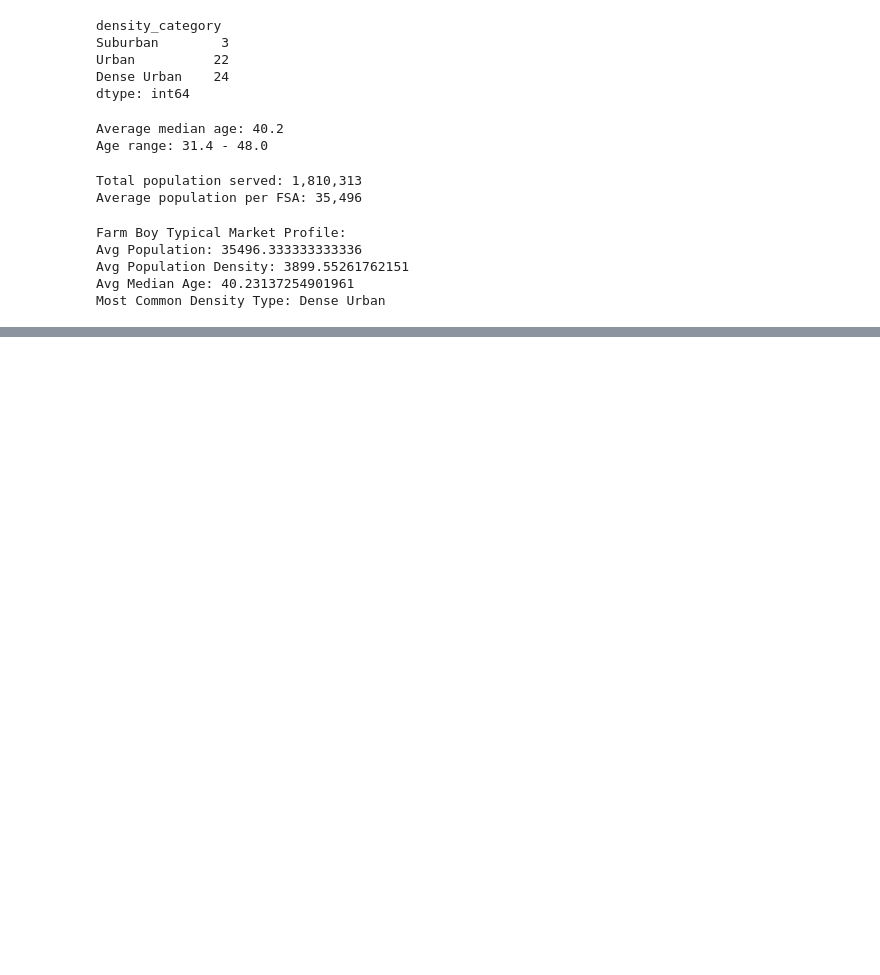
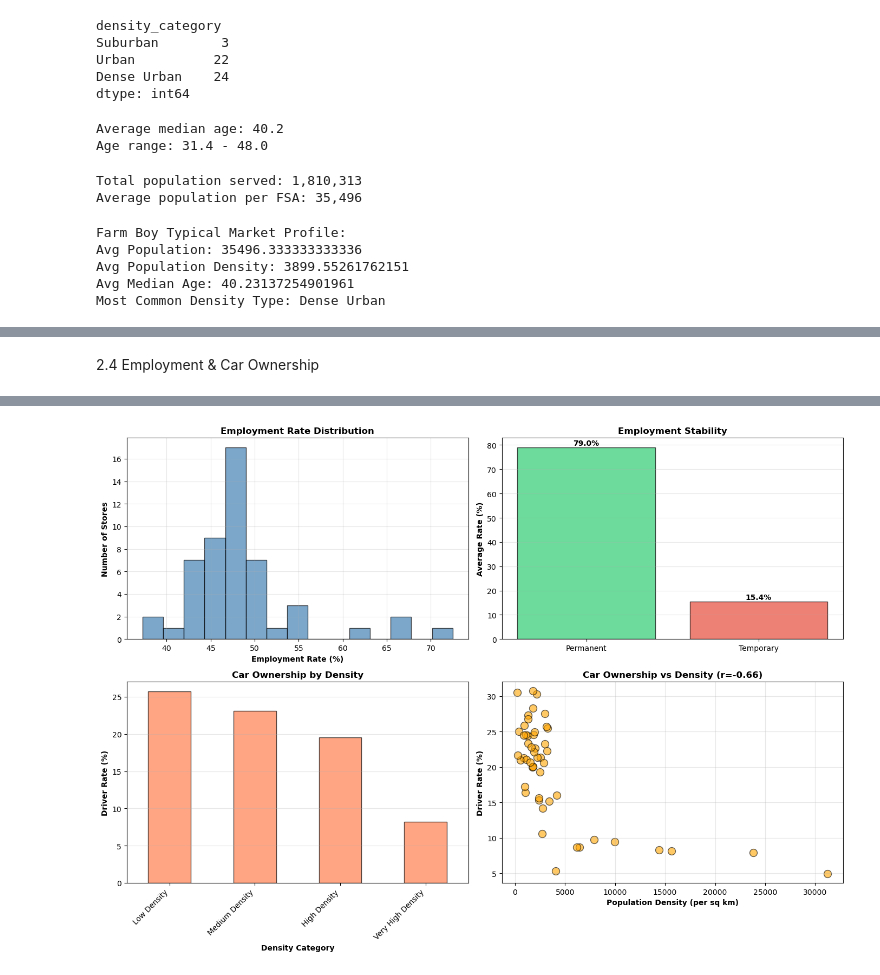
Before and after one commit to jordanchow1/farmboy_expansion, a Jupyter notebook: farmboy_eda.ipynb, the cells around one changed output, grey strips where cells are left out. Cells and saved outputs as stored; diff of their text form; code cells hidden in the pictures; blank space fills up the shorter version.

```diff
--- a/farmboy_eda.ipynb
+++ b/farmboy_eda.ipynb
@@ -78,0 +426,68 @@ Most Common Density Type: Dense Urban
+# %% [markdown]
+2.4 Employment & Car Ownership
+# %%
+print("\n" + "="*70)
+print("EMPLOYMENT & TRANSPORTATION ANALYSIS")
+print("="*70)
+
+# Employment statistics
+print("\nEmployment Statistics:")
+print(df[['employment_rate', 'permanent_rate', 'temporary_rate']].describe())
+
+# Car ownership statistics
+print("\nCar Ownership Statistics:")
+print(df[['driver_rate', 'total_car_use_rate']].describe())
+
+# By density
+print("\nEmployment & Car Use by Density:")
+transport_by_density = df.groupby('density_category')[
+    ['employment_rate', 'permanent_rate', 'driver_rate']
+].mean()
+print(transport_by_density)
+
+# Car ownership vs density correlation
+car_density_corr = df['driver_rate'].corr(df['population_density'])
+print(f"\nCar Ownership vs Density Correlation: r = {car_density_corr:.3f}")
+
+# Visualization
+fig, axes = plt.subplots(2, 2, figsize=(14, 10))
+
+# Employment rate distribution
+axes[0, 0].hist(df['employment_rate'], bins=15, edgecolor='black',
+                alpha=0.7, color='steelblue')
+axes[0, 0].set_xlabel('Employment Rate (%)', fontweight='bold')
+axes[0, 0].set_ylabel('Number of Stores', fontweight='bold')
+axes[0, 0].set_title('Employment Rate Distribution', fontweight='bold')
+axes[0, 0].grid(alpha=0.3)
+
+# Permanent vs temporary employment
+emp_comparison = df[['permanent_rate', 'temporary_rate']].mean()
+axes[0, 1].bar(['Permanent', 'Temporary'], emp_comparison.values,
+               color=['#2ecc71', '#e74c3c'], alpha=0.7, edgecolor='black')
+axes[0, 1].set_ylabel('Average Rate (%)', fontweight='bold')
+axes[0, 1].set_title('Employment Stability', fontweight='bold')
+axes[0, 1].grid(alpha=0.3, axis='y')
+for i, v in enumerate(emp_comparison.values):
+    axes[0, 1].text(i, v + 1, f'{v:.1f}%', ha='center', fontweight='bold')
+
+# Car ownership by density
+transport_by_density['driver_rate'].plot(kind='bar', ax=axes[1, 0],
+                                          color='coral', alpha=0.7, edgecolor='black')
+axes[1, 0].set_ylabel('Driver Rate (%)', fontweight='bold')
+axes[1, 0].set_xlabel('Density Category', fontweight='bold')
+axes[1, 0].set_title('Car Ownership by Density', fontweight='bold')
+axes[1, 0].set_xticklabels(axes[1, 0].get_xticklabels(), rotation=45, ha='right')
+axes[1, 0].grid(alpha=0.3, axis='y')
+
+# Scatter: Car ownership vs density
+axes[1, 1].scatter(df['population_density'], df['driver_rate'],
+                   s=100, alpha=0.6, edgecolors='black', c='orange')
+axes[1, 1].set_xlabel('Population Density (per sq km)', fontweight='bold')
+axes[1, 1].set_ylabel('Driver Rate (%)', fontweight='bold')
+axes[1, 1].set_title(f'Car Ownership vs Density (r={car_density_corr:.2f})', fontweight='bold')
+axes[1, 1].grid(alpha=0.3)
+
+plt.tight_layout()
+plt.savefig('employment_transportation_analysis.png', dpi=300, bbox_inches='tight')
+print("\n✓ Employment & transportation visualization saved!")
+# %% [output]
@@ -78,0 +511 @@ Most Common Density Type: Dense Urban
+[figure, added]
```
Also changed, not shown: parts of 33 cells of this notebook, 4 other files.
